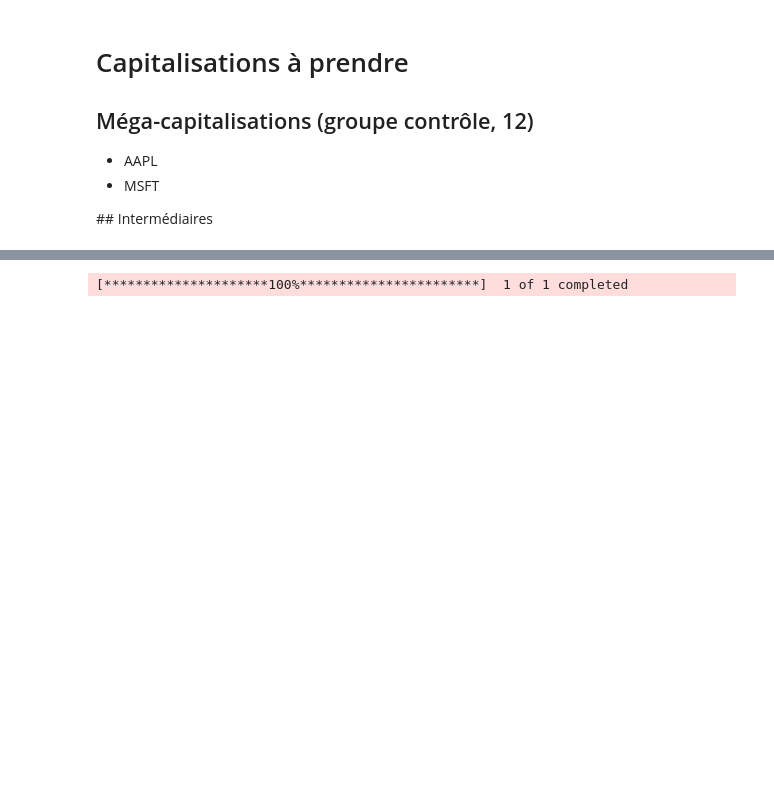
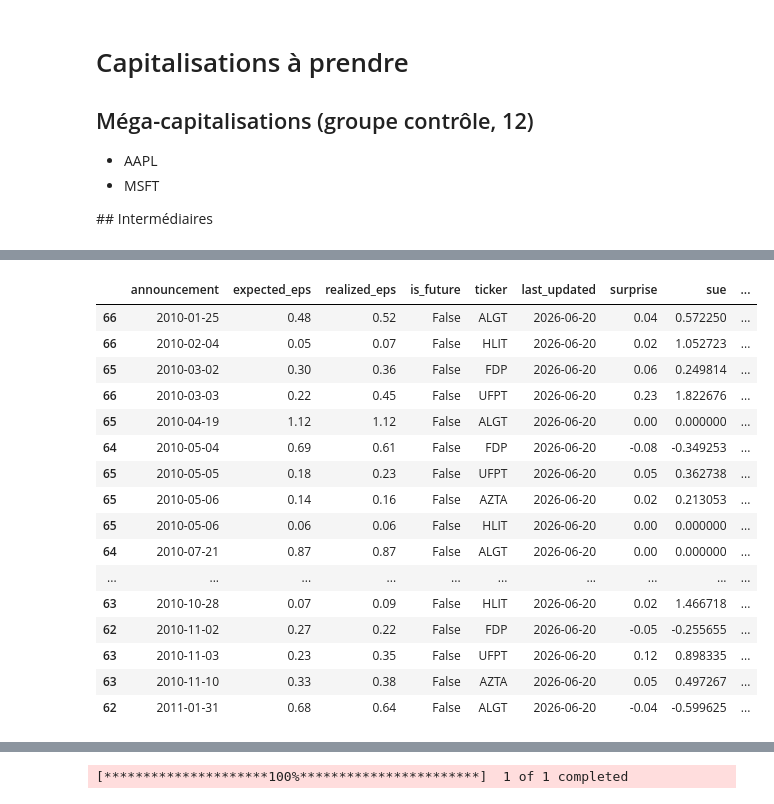
Before and after one commit to tanguyguyot/pead-bot, a Jupyter notebook: notebooks/first_nb.ipynb, the cells around one changed output, grey strips where cells are left out. Cells and saved outputs as stored; diff of their text form; code cells hidden in the pictures; blank space fills up the shorter version.

```diff
--- a/notebooks/first_nb.ipynb
+++ b/notebooks/first_nb.ipynb
@@ -22,15 +23,0 @@ from requests import JSONDecodeError
-# %%
-# values
-
-db_path = '../data/prices.db'
-start="2025-01-01"
-end="2025-12-31"
-# %%
-k = yf.download('AAPL',start=start, end=end, auto_adjust=False).dropna(axis=1, how='all').stack().reset_index()
-
-
-k = k.rename(columns={
-    'level_0': 'date', 'Ticker': 'ticker', 'Open': 'open', 'Close': 'close', 'High': 'high', 'Low': 'low', 'Adj Close': 'adj_close', 'Volume': 'volume'
-})
-
-k
@@ -166,0 +361,20 @@ Après reset_index: [('index', ''), ('Adj Close', 'AAPL'), ('Close', 'AAPL'), ('
+# %%
+k.sort_values(by='announcement').head(20)
+# %% [output]
+|  | announcement | expected_eps | realized_eps | is_future | ticker | last_updated | surprise | sue | ... |
+| 66 | 2010-01-25 | 0.48 | 0.52 | False | ALGT | 2026-06-20 | 0.04 | 0.572250 | ... |
+| 66 | 2010-02-04 | 0.05 | 0.07 | False | HLIT | 2026-06-20 | 0.02 | 1.052723 | ... |
+| 65 | 2010-03-02 | 0.30 | 0.36 | False | FDP | 2026-06-20 | 0.06 | 0.249814 | ... |
+| 66 | 2010-03-03 | 0.22 | 0.45 | False | UFPT | 2026-06-20 | 0.23 | 1.822676 | ... |
+| 65 | 2010-04-19 | 1.12 | 1.12 | False | ALGT | 2026-06-20 | 0.00 | 0.000000 | ... |
+| 64 | 2010-05-04 | 0.69 | 0.61 | False | FDP | 2026-06-20 | -0.08 | -0.349253 | ... |
+| 65 | 2010-05-05 | 0.18 | 0.23 | False | UFPT | 2026-06-20 | 0.05 | 0.362738 | ... |
+| 65 | 2010-05-06 | 0.14 | 0.16 | False | AZTA | 2026-06-20 | 0.02 | 0.213053 | ... |
+| 65 | 2010-05-06 | 0.06 | 0.06 | False | HLIT | 2026-06-20 | 0.00 | 0.000000 | ... |
+| 64 | 2010-07-21 | 0.87 | 0.87 | False | ALGT | 2026-06-20 | 0.00 | 0.000000 | ... |
+| ... | ... | ... | ... | ... | ... | ... | ... | ... | ... |
+| 63 | 2010-10-28 | 0.07 | 0.09 | False | HLIT | 2026-06-20 | 0.02 | 1.466718 | ... |
+| 62 | 2010-11-02 | 0.27 | 0.22 | False | FDP | 2026-06-20 | -0.05 | -0.255655 | ... |
+| 63 | 2010-11-03 | 0.23 | 0.35 | False | UFPT | 2026-06-20 | 0.12 | 0.898335 | ... |
+| 63 | 2010-11-10 | 0.33 | 0.38 | False | AZTA | 2026-06-20 | 0.05 | 0.497267 | ... |
+| 62 | 2011-01-31 | 0.68 | 0.64 | False | ALGT | 2026-06-20 | -0.04 | -0.599625 | ... |
```
Also changed, not shown: parts of 32 cells of this notebook, 3 other files.
